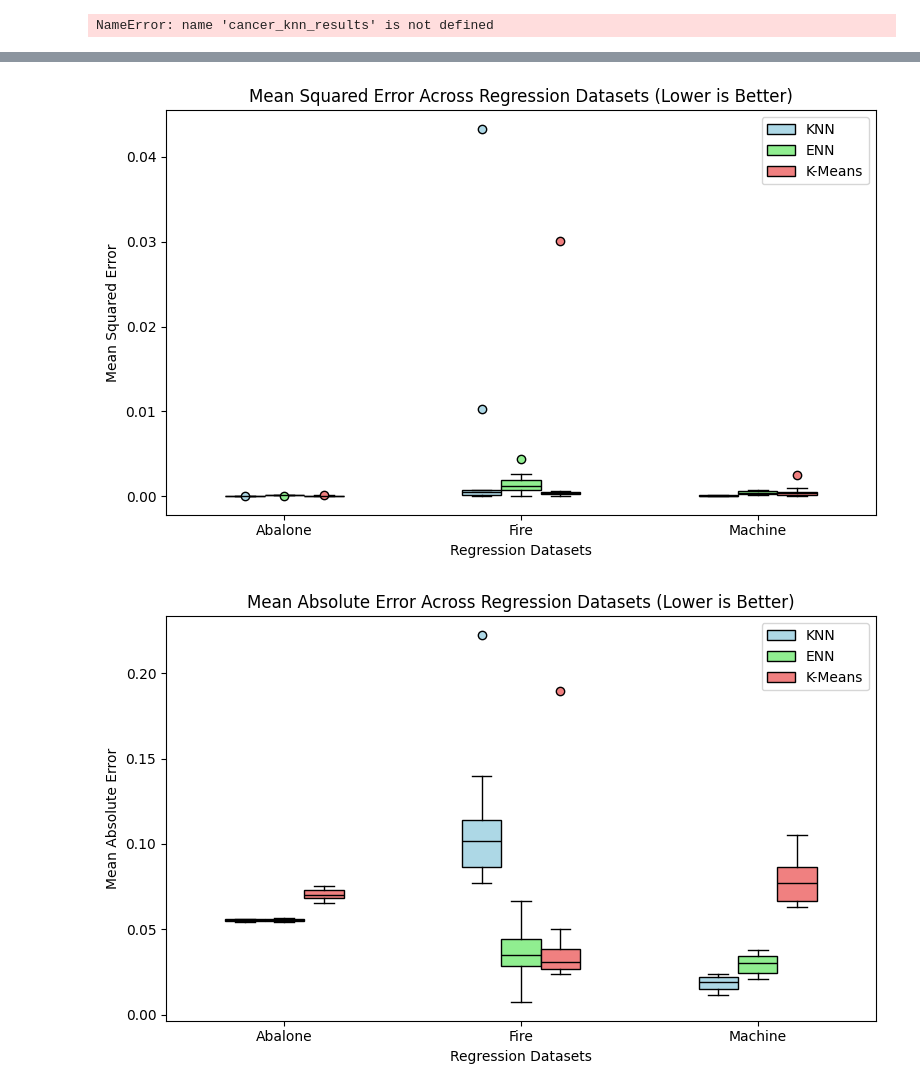
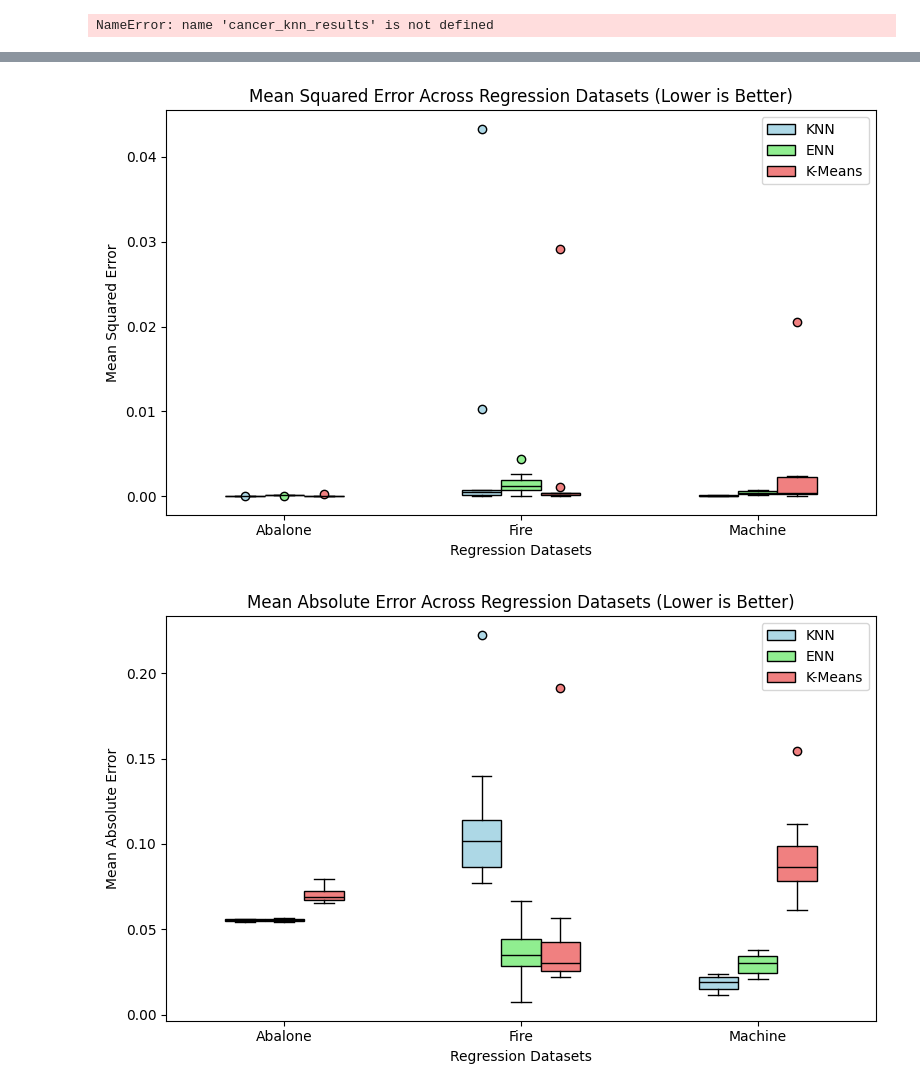
Before and after one commit to Carlos-A-Rivas/CSCI_447, a Jupyter notebook: Project_2/Code/create_plots.ipynb, the cells around one changed output, grey strips where cells are left out. Drawn from its saved outputs; the diff is of its cells as text; code cells hidden in the pictures.

```diff
--- a/Project_2/Code/create_plots.ipynb
+++ b/Project_2/Code/create_plots.ipynb
@@ -280,18 +283,11 @@ NameError: name 'cancer_knn_results' is not defined
 import csv
 import numpy as np
 import matplotlib.pyplot as plt
-def make_plots_2(arrays, classification_names, regression_names, figure_size, rotation_val):
+def make_plots_2(arrays: list, classification_names: list, regression_names: list, figure_size: tuple, rotation_val: int, save_path: str):
     '''
-    This function creates boxplots for the metrics for classification and regression
-    models across three datasets.
-
-    Parameters:
-    arrays (list of np.ndarray): List of 18 numpy arrays (each 10x2). First 9 are classification (0/1 Loss, F1),
-                                 second 9 are regression (MSE, MAE).
-    classification_names (list of str): List of dataset names for classification (length should be 3).
-    regression_names (list of str): List of dataset names for regression (length should be 3).
-    figure_size (tuple): Size of the figure.
-    rotation_val (int): Rotation angle for x-axis labels.
+    This function creates boxplots for the 2 performance metrics for both classification and regression.
+    This function will output 4 plots, 0/1 loss for classification, F1 score for classification,
+    MSE for regression, and MAE for regression.
     '''
     if len(arrays) != 18:
         raise ValueError("Expected a list of 18 numpy arrays.")
@@ -299,36 +295,30 @@ def make_plots_2(arrays, classification_names, regression_names, figure_size, ro
     # Split the arrays into classification and regression
     classification_arrays = arrays[:9]
     regression_arrays = arrays[9:]
-
     # Extract metrics for classification
     loss_data = [classification_arrays[i][:, 0] for i in range(len(classification_arrays))]
     f1_data = [classification_arrays[i][:, 1] for i in range(len(classification_arrays))]
-
     # Extract metrics for regression
     mse_data = [regression_arrays[i][:, 0] for i in range(len(regression_arrays))]
     mae_data = [regression_arrays[i][:, 1] for i in range(len(regression_arrays))]
-
-    num_models = 3  # KNN, ENN, K-Means
-
     # Positions for boxplots - 3 models per dataset
+    num_models = 3
     def calculate_positions(num_datasets, num_models, spacing, width):
         positions = []
         for i in range(num_datasets):
             base_position = i * spacing * num_models
             positions.extend([base_position, base_position + width, base_position + 2 * width])
         return positions
-
+    # Consider making these input parameters
     width = 0.25
     spacing = .5
-
     positions_classification = calculate_positions(len(classification_names), num_models, spacing, width)
     positions_regression = calculate_positions(len(regression_names), num_models, spacing, width)
-
-    # Define colors for the models
+    # Choose colors for each model
     colors = ['lightblue', 'lightgreen', 'lightcoral']
     model_names = ['KNN', 'ENN', 'K-Means']
 
-    # Plotting 0/1 Loss Scores (Classification)
+    # Plotting 0/1 Loss
     plt.figure(figsize=figure_size)
     for i in range(num_models):
         plt.boxplot([loss_data[j] for j in range(i, len(loss_data), num_models)],
@@ -337,16 +327,16 @@ def make_plots_2(arrays, classification_names, regression_names, figure_size, ro
                     medianprops=dict(color='black'), whiskerprops=dict(color='black'),
                     capprops=dict(color='black'), flierprops=dict(markerfacecolor=colors[i], marker='o'),
                     label=model_names[i])
-
     plt.xticks([i * spacing * num_models + width for i in range(len(classification_names))], classification_names, rotation=rotation_val)
     plt.xlabel('Classification Datasets')
     plt.ylabel('0/1 Loss Score')
     plt.title('0/1 Loss Scores Across Classification Datasets (Higher is Better)')
     plt.legend()
     plt.tight_layout()
+    plt.savefig(f"{save_path}01_loss.png")
     plt.show()
 
-    # Plotting F1 Scores (Classification)
+    # Plotting F1 Score
     plt.figure(figsize=figure_size)
     for i in range(num_models):
         plt.boxplot([f1_data[j] for j in range(i, len(f1_data), num_models)],
@@ -355,16 +345,16 @@ def make_plots_2(arrays, classification_names, regression_names, figure_size, ro
                     medianprops=dict(color='black'), whiskerprops=dict(color='black'),
                     capprops=dict(color='black'), flierprops=dict(markerfacecolor=colors[i], marker='o'),
                     label=model_names[i])
-
     plt.xticks([i * spacing * num_models + width for i in range(len(classification_names))], classification_names, rotation=rotation_val)
     plt.xlabel('Classification Datasets')
     plt.ylabel('Average F1 Scores Across Classes')
     plt.title('Average F1 Scores Across Classification Datasets (Higher is Better)')
     plt.legend()
     plt.tight_layout()
+    plt.savefig(f"{save_path}f1_score.png")
     plt.show()
 
-    # Plotting Mean Squared Error (Regression)
+    # Plotting MSE
     plt.figure(figsize=figure_size)
     for i in range(num_models):
         plt.boxplot([mse_data[j] for j in range(i, len(mse_data), num_models)],
@@ -373,16 +363,16 @@ def make_plots_2(arrays, classification_names, regression_names, figure_size, ro
                     medianprops=dict(color='black'), whiskerprops=dict(color='black'),
                     capprops=dict(color='black'), flierprops=dict(markerfacecolor=colors[i], marker='o'),
                     label=model_names[i])
-
     plt.xticks([i * spacing * num_models + width for i in range(len(regression_names))], regression_names, rotation=rotation_val)
     plt.xlabel('Regression Datasets')
     plt.ylabel('Mean Squared Error')
     plt.title('Mean Squared Error Across Regression Datasets (Lower is Better)')
     plt.legend()
     plt.tight_layout()
+    plt.savefig(f"{save_path}mse.png")
     plt.show()
 
-    # Plotting Mean Absolute Error (Regression)
+    # Plotting MAE
     plt.figure(figsize=figure_size)
     for i in range(num_models):
         plt.boxplot([mae_data[j] for j in range(i, len(mae_data), num_models)],
@@ -391,13 +381,13 @@ def make_plots_2(arrays, classification_names, regression_names, figure_size, ro
                     medianprops=dict(color='black'), whiskerprops=dict(color='black'),
                     capprops=dict(color='black'), flierprops=dict(markerfacecolor=colors[i], marker='o'),
                     label=model_names[i])
-
     plt.xticks([i * spacing * num_models + width for i in range(len(regression_names))], regression_names, rotation=rotation_val)
     plt.xlabel('Regression Datasets')
     plt.ylabel('Mean Absolute Error')
     plt.title('Mean Absolute Error Across Regression Datasets (Lower is Better)')
     plt.legend()
     plt.tight_layout()
+    plt.savefig(f"{save_path}mae.png")
     plt.show()
 def load_arrays_from_csv(filename):
     """
@@ -490,34 +480,34 @@ def make_plots(arrays, dataset_names, figure_size, rotation_val):
     # Plotting 0/1 Loss Scores
     plt.figure(figsize=figure_size)
     for i in range(num_models):
         plt.boxplot([loss_data[j] for j in range(i, len(loss_data), num_models)],
                     positions=[positions[j] for j in range(i, len(positions), num_models)],
                     widths=width, patch_artist=True, boxprops=dict(facecolor=colors[i]),
                     medianprops=dict(color='black'), whiskerprops=dict(color='black'),
                     capprops=dict(color='black'), flierprops=dict(markerfacecolor=colors[i], marker='o'),
                     label=model_names[i])
 
     # Add labels at dataset positions
     plt.xticks([i * spacing * num_models + width for i in range(num_datasets)], dataset_names, rotation=rotation_val)
     plt.xlabel('Datasets')
     plt.ylabel('0/1 Loss Score')
     plt.title('0/1 Loss Scores Across Datasets (Lower is Better)')
     plt.legend()
     plt.tight_layout()
     plt.show()
 
-loaded_arrays = load_arrays_from_csv('normalized_data_2.csv')
+loaded_arrays = load_arrays_from_csv('normalized_data_1.csv')
 classification_arrays = loaded_arrays[:9]
 regression_arrays = loaded_arrays[9:]
 classification_dataset_names = ['Cancer', 'Glass', 'Soybean']
 regression_dataset_names = ['Abalone', 'Fire', 'Machine']
 
 
 #make_plots(classification_arrays, classification_dataset_names, (10, 6), 45)
 #make_plots(regression_arrays, regression_dataset_names, (10, 6), 45)
-make_plots_2(loaded_arrays, classification_dataset_names, regression_dataset_names, (8, 5), 0)
+make_plots_2(loaded_arrays, classification_dataset_names, regression_dataset_names, (8, 5), 0, '/home/carlthedog3/CSCI_447/Project_2/Code/Figures/')
 # %% [output]
 [figure]
 [figure]
-[figure, old version]
+[figure, new version]
-[figure, old version]
+[figure, new version]
```
Also changed, not shown: parts of 2 cells of this notebook, 22 other files.
